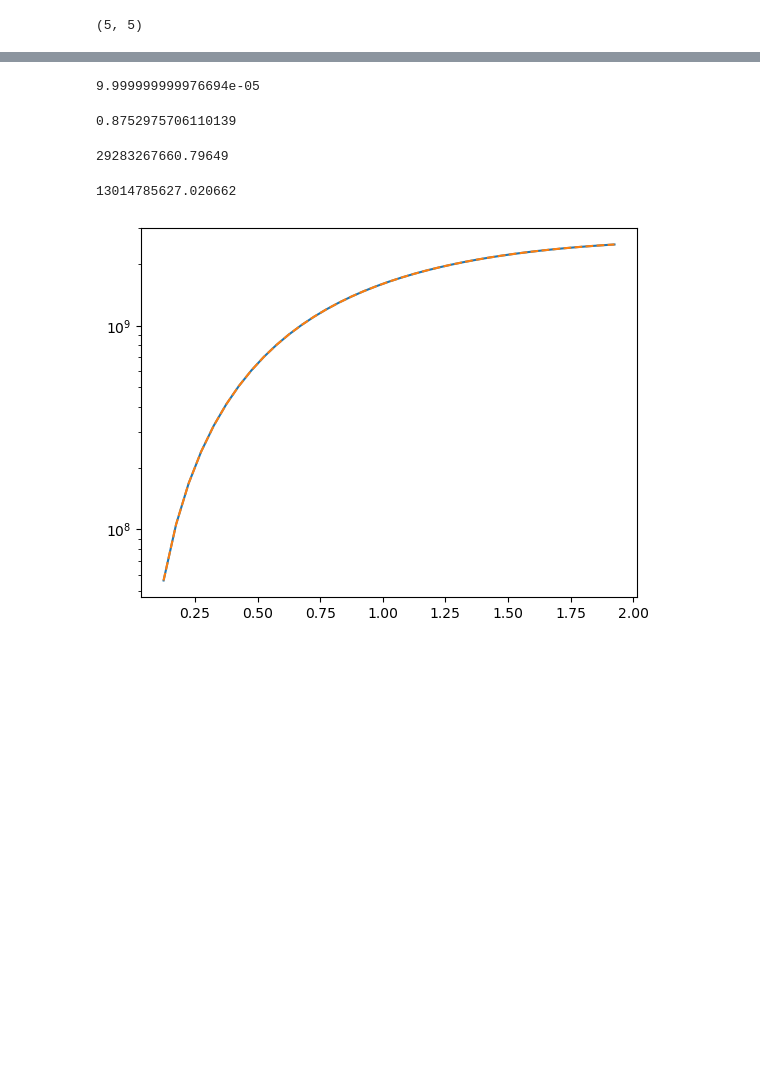
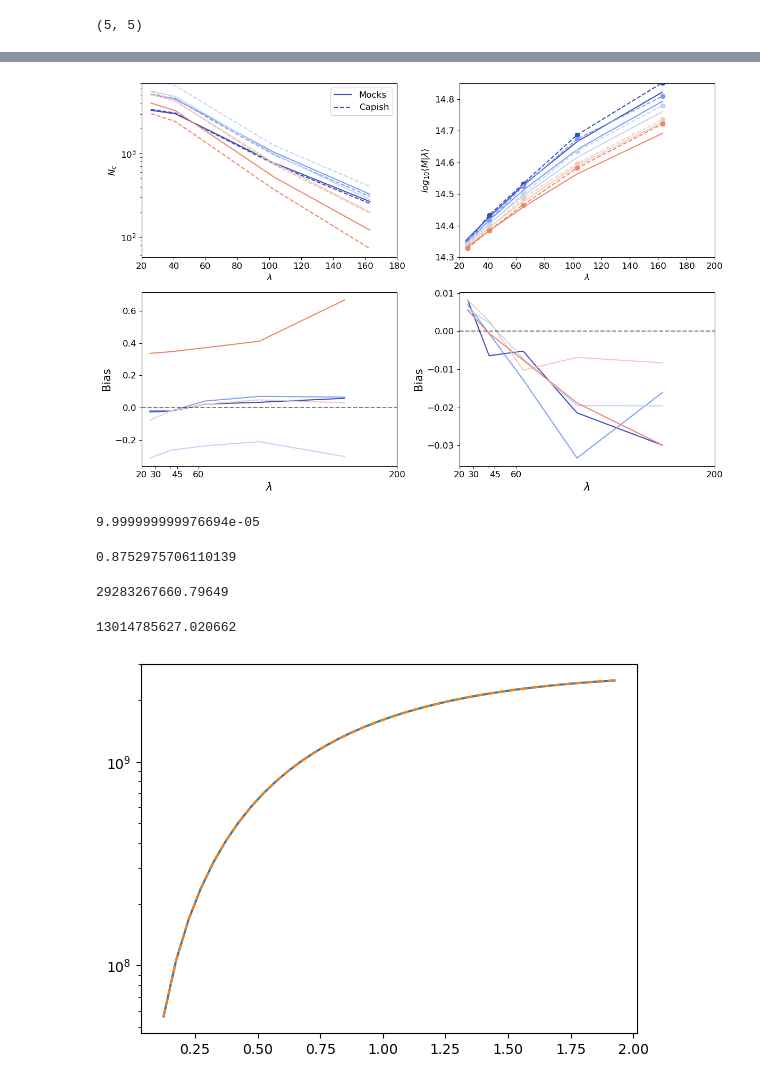
Before and after one commit to calumhrmurray/capish, a Jupyter notebook: notebooks/calum/pinocchio_analysis.ipynb, the cells around one changed output, grey strips where cells are left out. Drawn from its saved outputs; the diff is of its cells as text; code cells hidden in the pictures; blank space fills up the shorter version.

```diff
--- a/notebooks/calum/pinocchio_analysis.ipynb
+++ b/notebooks/calum/pinocchio_analysis.ipynb
@@ -208,3 +202,95 @@ plt.show()
+# %%
+# Set the figure size
+plt.figure(figsize=(12, 8))
+
+
+plt.subplot(221)
+
+for i in range( 0 , len( redshift_cents ) ):
+    color = cmap(i /  len( redshift_cents ) )
+    if i == 0:
+        plt.plot( richness_cents ,
+                 pinocchio_mock['mean_count_richness_redshift'].T[i] , '-'  , color = color , label = 'Mocks' )#, drawstyle = 'steps-mid')
+        plt.plot( richness_cents , sim_n_clusters[i], '--' , color = color , label = 'Capish' )
+    else:
+        plt.plot( richness_cents ,
+                 pinocchio_mock['mean_count_richness_redshift'].T[i] , '-'  , color = color )#, drawstyle = 'steps-mid')
+        plt.plot( richness_cents , sim_n_clusters[i], '--' , color = color )
+
+#plt.xscale('log')
+plt.yscale('log')
+plt.xlim( 20 , 180 )
+plt.ylim( 0 , 7000 )
+plt.xticks( fontsize = 12 )
+plt.yticks( fontsize = 12 )
+plt.xlabel(r'$\lambda$' , fontsize = 12 )
+plt.ylabel(r'$N_c$' , fontsize = 12 )
+plt.legend( fontsize = 12 )
+
+plt.subplot(222)
+
+alpha = 2.2
+c = 3.2
+sigma = 0.5
+beta = 0
+
+mu = np.log( np.logspace( 14.2 , 14.8 , 10 )/1e14 )
+
+for i in range( 0 , len( redshift_cents ) ):
+    color = cmap(i /  len( redshift_cents ) )
+    plt.plot( richness_cents ,
+              ( pinocchio_mock['mean_log10mass_richness_redshift'].T[i] ) , '-' , color = color )# , drawstyle = 'steps-mid')
+    plt.plot( richness_cents , sim_mwl_mean[i] , 'o--' , color = color )
+
+#plt.xscale('log')
+plt.xlim( 20 , 200 )
+plt.ylim( 14.3 , 14.85 )
+plt.xticks( fontsize = 12 )
+plt.yticks( fontsize = 12 )
+plt.xlabel(r'$\lambda$' , fontsize = 12 )
+plt.ylabel(r'$log_{10}\left< M | \lambda \right>$' , fontsize = 12 )
+
+plt.subplot(223)
+
+for i in range( 0 , len( redshift_cents ) ):
+    color = cmap(i /  len( redshift_cents ) )
+    plt.plot( richness_cents ,
+              ( pinocchio_mock['mean_count_richness_redshift'].T[i]  - sim_n_clusters[i] )/sim_n_clusters[i] , '-'  , color = color )#, drawstyle = 'steps-mid')
+
+plt.axhline(0, color='k', linestyle='--', alpha=0.5)
+#plt.xscale('log')
+plt.xlim(20, 200)
+plt.xlabel(r'$\lambda$', fontsize=15)
+plt.ylabel('Bias', fontsize=15)
+plt.xticks( ticks = [ 20 , 30 , 40 , 45 , 60 , 200 ],
+            labels = [ 20 , 30 , None , 45 , 60 , 200 ] , fontsize = 12 )
+plt.yticks( fontsize = 12 )
+#plt.ylim( -0.3 , 0.3 )
+
+# Subplot 4: Residuals for MWL
+plt.subplot(224)
+
+for i in range( 0 , len( redshift_cents ) ):
+    color = cmap(i /  len( redshift_cents ) )
+    plt.plot( richness_cents ,
+              ( pinocchio_mock['mean_log10mass_richness_redshift'].T[i] - sim_mwl_mean[i] ) , '-' , color = color )# , drawstyle = 'steps-mid')
+
+plt.axhline(0, color='k', linestyle='--', alpha=0.5)
+#plt.xscale('log')
+plt.xlim(20, 200)
+plt.xlabel(r'$\lambda$', fontsize=15)
+plt.ylabel('Bias', fontsize=15)
+plt.xticks( ticks = [ 20 , 30 , 40 , 45 , 60 , 200 ],
+            labels = [ 20 , 30 , None , 45 , 60 , 200 ] , fontsize = 12 )
+plt.yticks( fontsize = 12 )
+
+# Adjust layout for better spacing
+plt.tight_layout()
+
+# Show the plot
+plt.show()
+# %% [output]
+[figure, added]
 # %%
 stacked_simulator_pl.dlog10m
 # %% [output]
```
Also changed, not shown: parts of 8 cells of this notebook, 7 other files.
